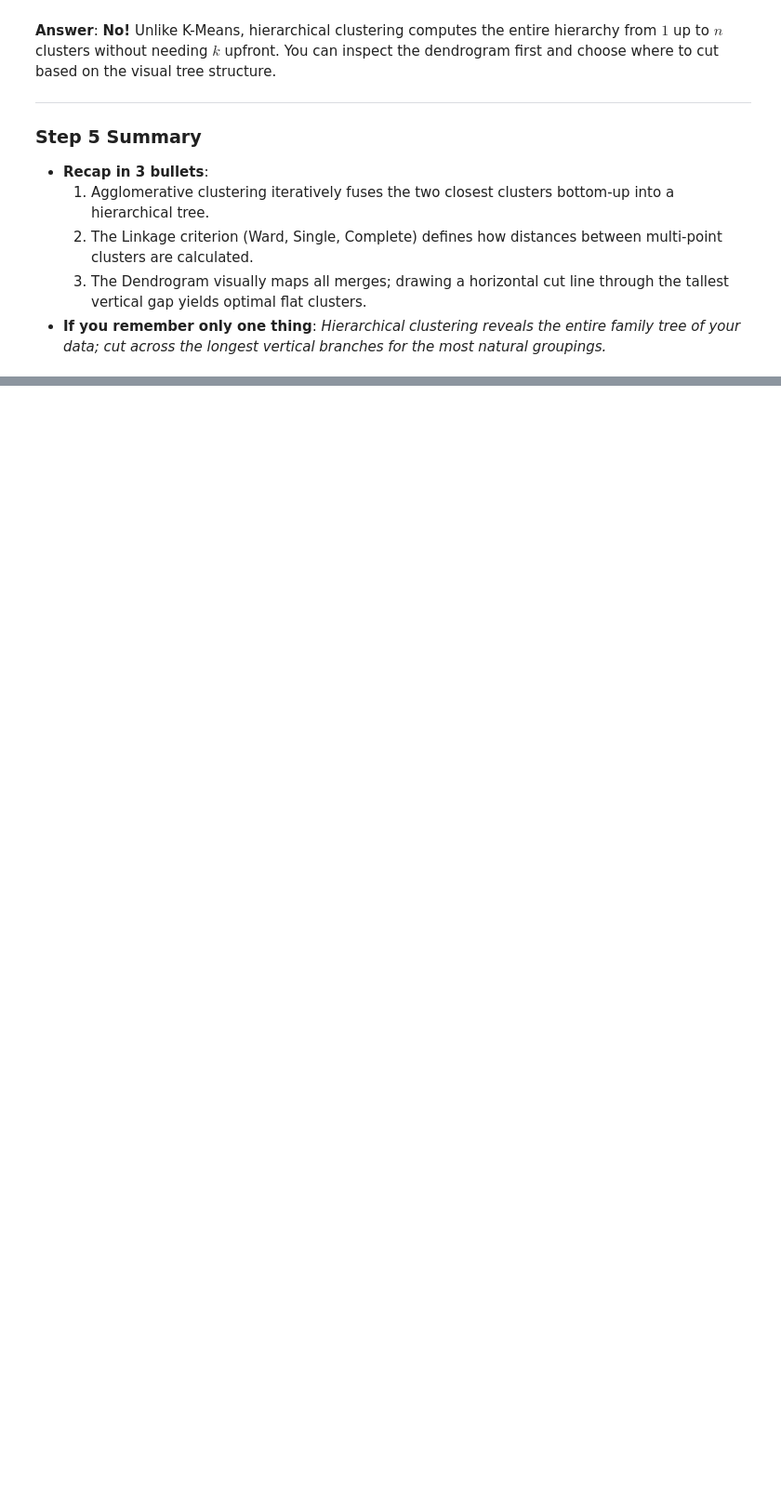
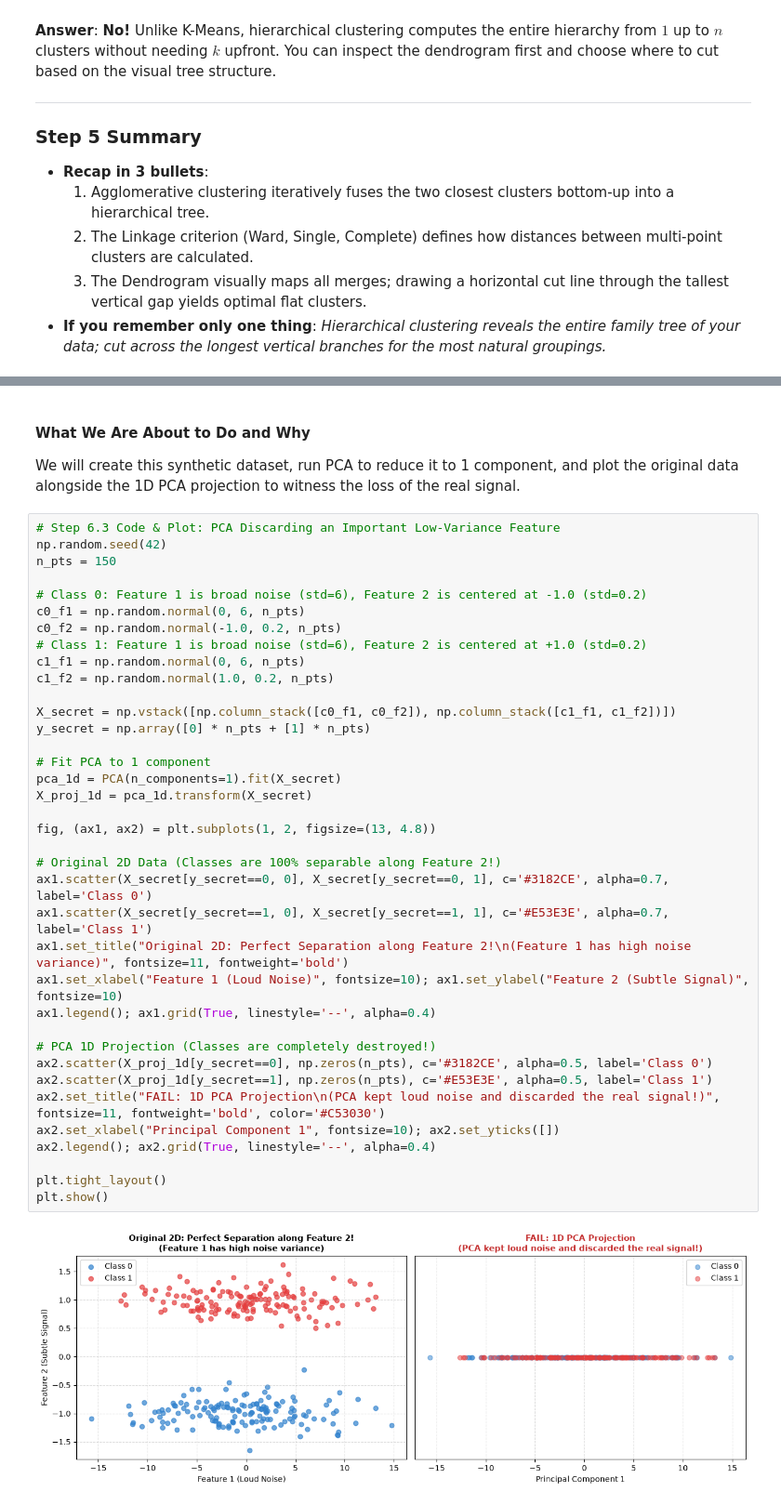
Before and after one commit to Arnav-Shrivastava/unsupervised-learning-zero-to-one, a Jupyter notebook: unsupervised_learning_zero_to_one.ipynb, the cells around one changed output, grey strips where cells are left out. Shown at 93% size. Drawn from its saved outputs; the diff is of its cells as text; folded sections open; blank space fills up the shorter version.

```diff
--- a/unsupervised_learning_zero_to_one.ipynb
+++ b/unsupervised_learning_zero_to_one.ipynb
@@ -1298,0 +1501,42 @@ Cutting the dendrogram where vertical lines are very short and densely packed. S
+# %% [markdown]
+#### What We Are About to Do and Why
+We will create this synthetic dataset, run PCA to reduce it to 1 component, and plot the original data alongside the 1D PCA projection to witness the loss of the real signal.
+# %%
+# Step 6.3 Code & Plot: PCA Discarding an Important Low-Variance Feature
+np.random.seed(42)
+n_pts = 150
+
+# Class 0: Feature 1 is broad noise (std=6), Feature 2 is centered at -1.0 (std=0.2)
+c0_f1 = np.random.normal(0, 6, n_pts)
+c0_f2 = np.random.normal(-1.0, 0.2, n_pts)
+# Class 1: Feature 1 is broad noise (std=6), Feature 2 is centered at +1.0 (std=0.2)
+c1_f1 = np.random.normal(0, 6, n_pts)
+c1_f2 = np.random.normal(1.0, 0.2, n_pts)
+
+X_secret = np.vstack([np.column_stack([c0_f1, c0_f2]), np.column_stack([c1_f1, c1_f2])])
+y_secret = np.array([0] * n_pts + [1] * n_pts)
+
+# Fit PCA to 1 component
+pca_1d = PCA(n_components=1).fit(X_secret)
+X_proj_1d = pca_1d.transform(X_secret)
+
+fig, (ax1, ax2) = plt.subplots(1, 2, figsize=(13, 4.8))
+
+# Original 2D Data (Classes are 100% separable along Feature 2!)
+ax1.scatter(X_secret[y_secret==0, 0], X_secret[y_secret==0, 1], c='#3182CE', alpha=0.7, label='Class 0')
+ax1.scatter(X_secret[y_secret==1, 0], X_secret[y_secret==1, 1], c='#E53E3E', alpha=0.7, label='Class 1')
+ax1.set_title("Original 2D: Perfect Separation along Feature 2!\n(Feature 1 has high noise variance)", fontsize=11, fontweight='bold')
+ax1.set_xlabel("Feature 1 (Loud Noise)", fontsize=10); ax1.set_ylabel("Feature 2 (Subtle Signal)", fontsize=10)
+ax1.legend(); ax1.grid(True, linestyle='--', alpha=0.4)
+
+# PCA 1D Projection (Classes are completely destroyed!)
+ax2.scatter(X_proj_1d[y_secret==0], np.zeros(n_pts), c='#3182CE', alpha=0.5, label='Class 0')
+ax2.scatter(X_proj_1d[y_secret==1], np.zeros(n_pts), c='#E53E3E', alpha=0.5, label='Class 1')
+ax2.set_title("FAIL: 1D PCA Projection\n(PCA kept loud noise and discarded the real signal!)", fontsize=11, fontweight='bold', color='#C53030')
+ax2.set_xlabel("Principal Component 1", fontsize=10); ax2.set_yticks([])
+ax2.legend(); ax2.grid(True, linestyle='--', alpha=0.4)
+
+plt.tight_layout()
+plt.show()
+# %% [output]
+[figure, added]
```
Also changed, not shown: parts of 12 cells of this notebook.
